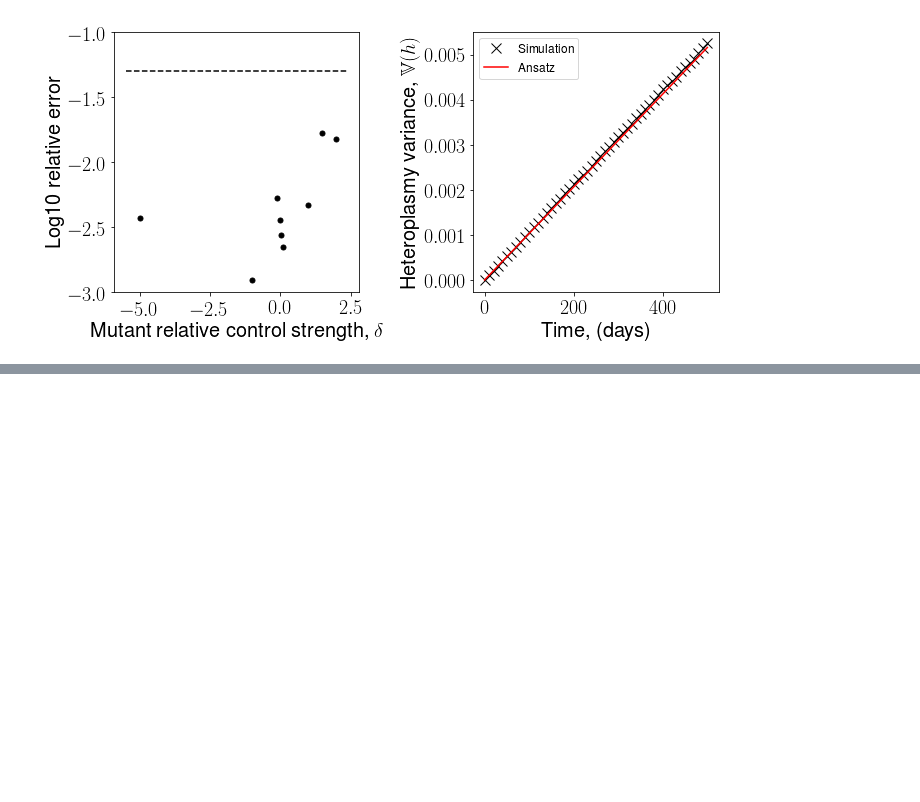
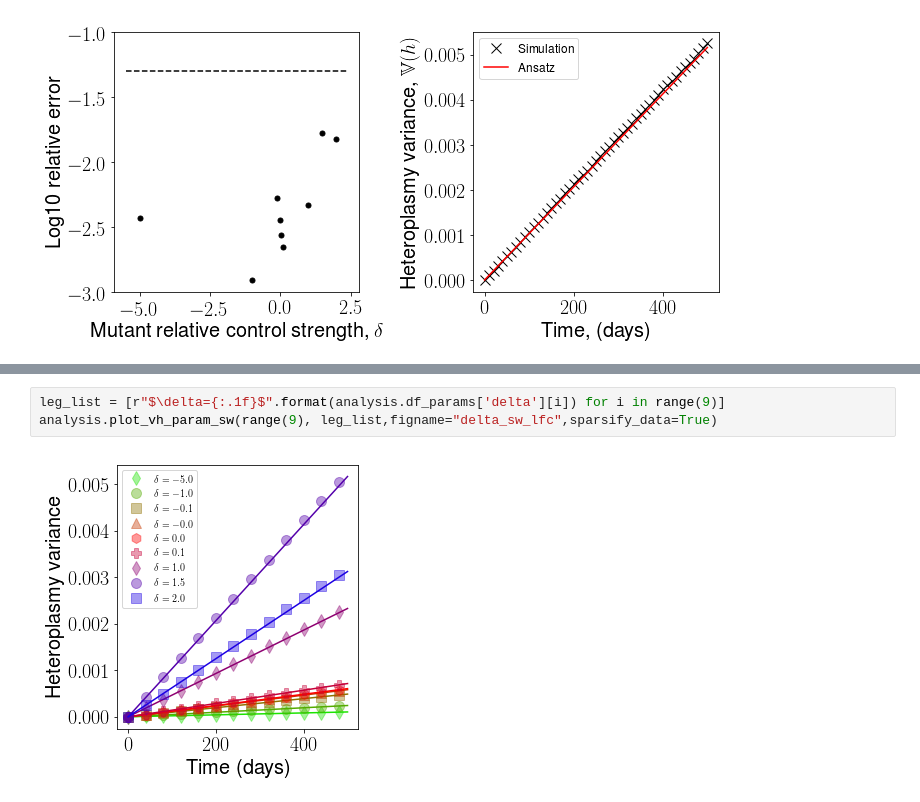
Before and after one commit to ImperialCollegeLondon/MitoNetworksGenetics, a Jupyter notebook: Linear_Feedback_Control/Stochastic_analysis/delta_sweep/Post_processing/Analysis/Analyse_param_sweep.ipynb, the cells around one changed output, grey strips where cells are left out. Cells and saved outputs as stored; diff of their text form; blank space fills up the shorter version.

```diff
--- a/Linear_Feedback_Control/Stochastic_analysis/delta_sweep/Post_processing/Analysis/Analyse_param_sweep.ipynb
+++ b/Linear_Feedback_Control/Stochastic_analysis/delta_sweep/Post_processing/Analysis/Analyse_param_sweep.ipynb
@@ -118,0 +132,5 @@ plt.savefig('error_delta_sweep.svg')
+# %%
+leg_list = [r"$\delta={:.1f}$".format(analysis.df_params['delta'][i]) for i in range(9)]
+analysis.plot_vh_param_sw(range(9), leg_list,figname="delta_sw_lfc",sparsify_data=True)
+# %% [output]
+[figure, added]
```
Also changed, not shown: parts of 1 cell of this notebook, 11 other files.
